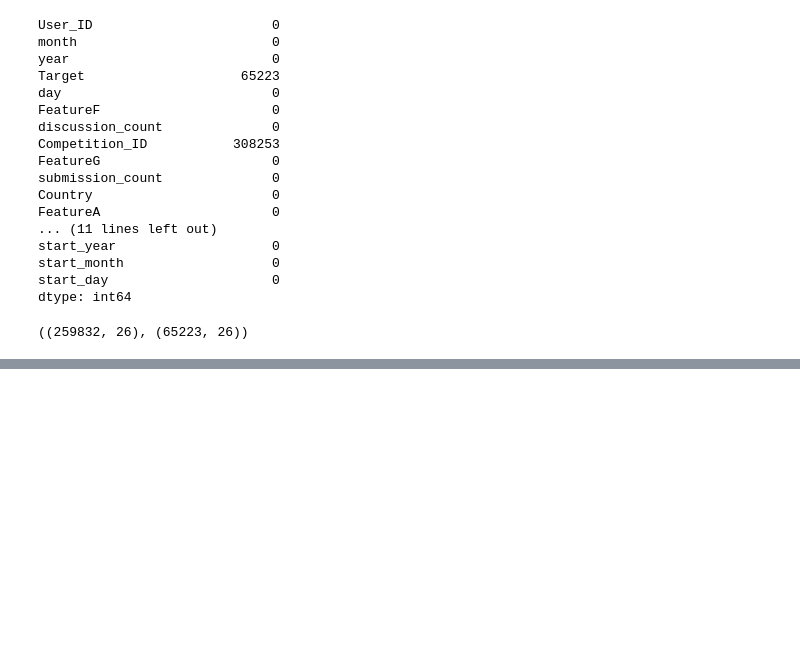
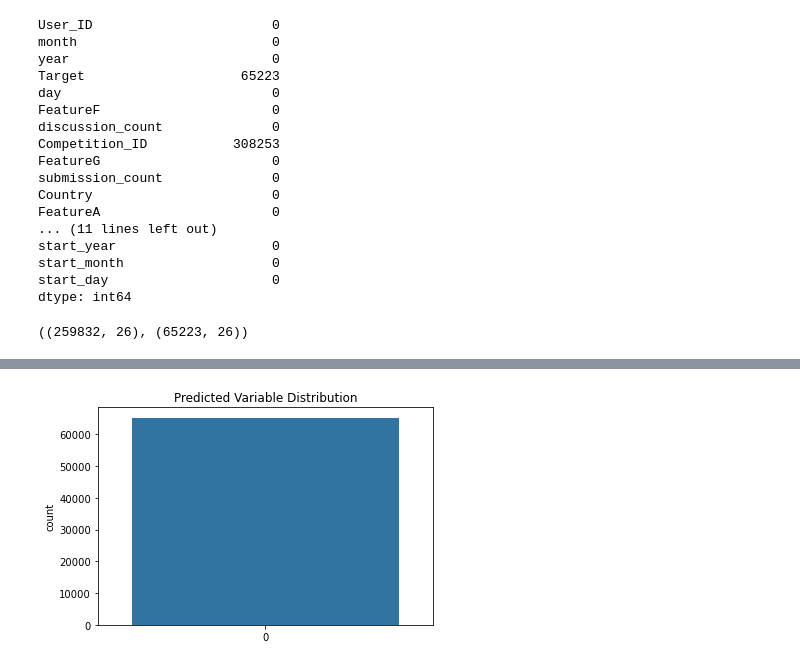
Before and after one commit to simiel/zindiUserBehaviour, a Jupyter notebook: PlayGround/final/Untitled.ipynb, the cells around one changed output, grey strips where cells are left out. Cells and saved outputs as stored; diff of their text form; code cells hidden in the pictures; blank space fills up the shorter version.

```diff
--- a/PlayGround/final/Untitled.ipynb
+++ b/PlayGround/final/Untitled.ipynb
@@ -399,0 +469,6 @@ y=ultimate_merge['Target']
+# %%
+select = ['month', 'year','discussion_count','day', 'submission_count','Points_Reward', 'SubmissionLimitPerDay', 'end_month', 'start_year', 'start_month']
+# %%
+# Select main columns to be used in training
+x=test_over[select]
+y=test_over.Target.astype(int)
@@ -399,0 +490,39 @@ y=ultimate_merge['Target']
+# %%
+
+# Split data into train and test sets
+# X_train, X_test, y_train, y_test = train_test_split(x,y,test_size=0.3, random_state=42)
+
+# Train model
+model = RandomForestClassifier()
+model.fit(x, y)
+
+# Make predictions
+y_pred = model.predict(test_df[select])
+
+# Check the auc score of the model
+# print(f'RandomForest AUC score on the X_test is: {roc_auc_score(y_test, y_pred)}\n')
+
+# print classification report
+# print(classification_report(y_test, [1 if x >= 0.5 else 0 for x in y_pred]))
+# %%
+# # Make prediction on the test set
+# test_df = test_df[select]
+# result = model.predict(test_df[select])
+result=pd.DataFrame(y_pred)
+
+
+
+# # Create a submission file
+result['UserMonthYear'] = test['User_ID'].astype(str)+'_'+test['month'].astype(str)+'_'+test['year'].astype(str)
+result = np.fliplr(result)
+result=pd.DataFrame(result)
+result.columns=['UserMonthYear','Target']
+
+
+
+
+# # Check the distribution of your predictions
+sns.countplot([1 if x >= 0.5 else 0 for x in result.Target])
+plt.title('Predicted Variable Distribution');
+# %% [output]
+[figure, added]
```
Also changed, not shown: parts of 13 cells of this notebook, 3 other files.
